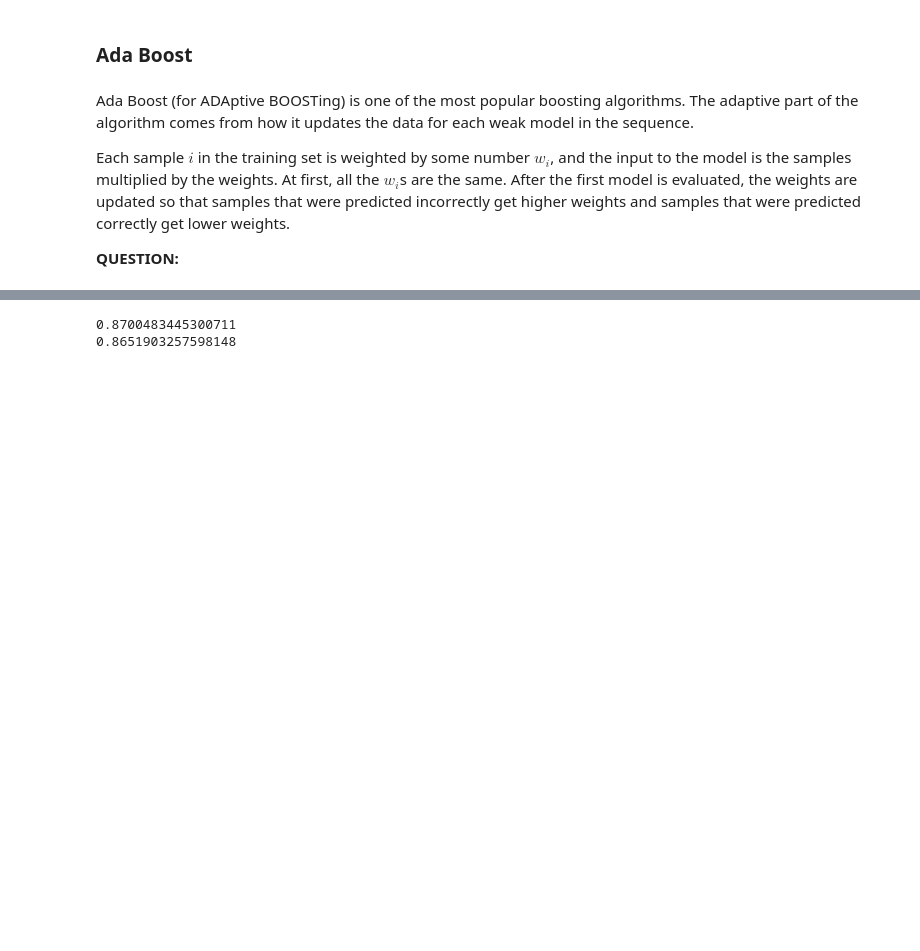
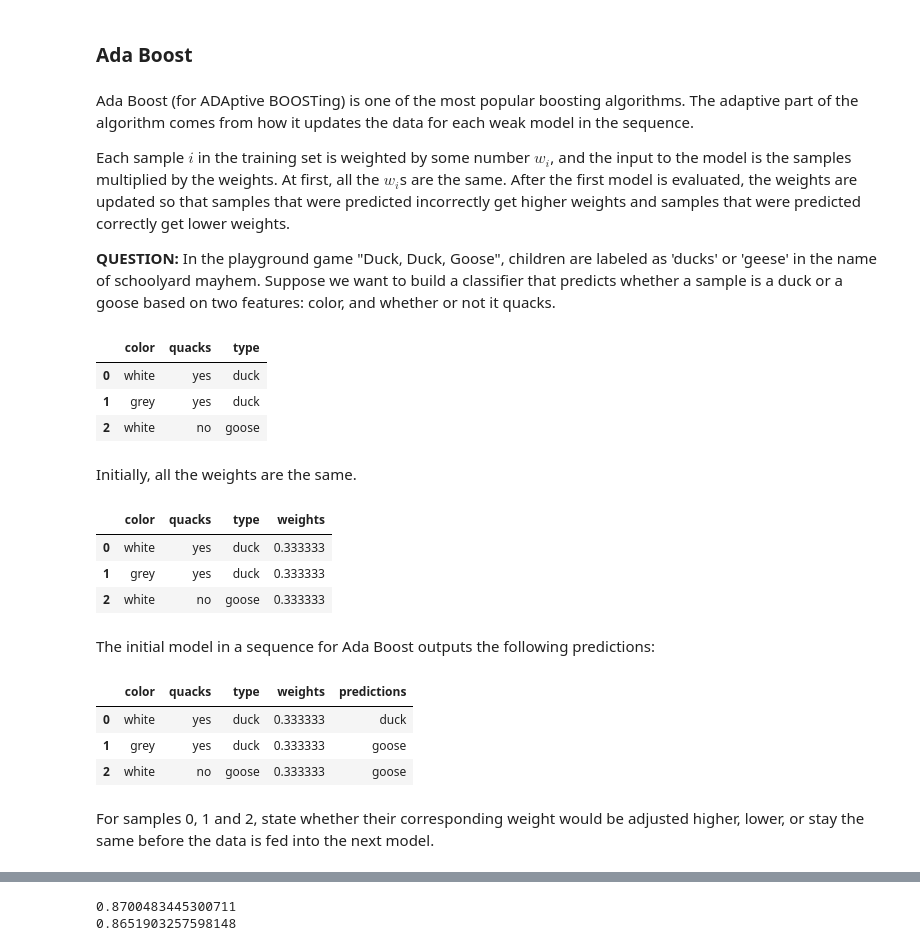
Before and after one commit to ds-modules/LEGALST-190, a Jupyter notebook: labs/4-19/4-19_Ensemble_Methods_SOLUTIONS.ipynb, the cells around one changed output, grey strips where cells are left out. Drawn from its saved outputs; the diff is of its cells as text; code cells hidden in the pictures; blank space fills up the shorter version.

Commit message:
conceptual/coding questions added to section 3. still making student notebook.

```diff
--- a/labs/4-19/4-19_Ensemble_Methods_SOLUTIONS.ipynb
+++ b/labs/4-19/4-19_Ensemble_Methods_SOLUTIONS.ipynb
@@ -300,4 +298,4 @@ Ada Boost (for ADAptive BOOSTing) is one of the most popular boosting algorithms
 
 Each sample $i$ in the training set is weighted by some number $w_i$, and the input to the model is the samples multiplied by the weights. At first, all the $w_i$s are the same. After the first model is evaluated, the weights are updated so that samples that were predicted incorrectly get higher weights and samples that were predicted correctly get lower weights.
 
-**QUESTION:**
+**QUESTION:** In the playground game "Duck, Duck, Goose", children are labeled as 'ducks' or 'geese' in the name of schoolyard mayhem. Suppose we want to build a classifier that predicts whether a sample is a duck or a goose based on two features: color, and whether or not it quacks.
@@ -305,0 +302,32 @@ pd.DataFrame({})
+# %%
+birds = pd.DataFrame({'color':['white', 'grey', 'white'],
+                      'quacks':['yes', 'yes', 'no'],
+                     'type':['duck', 'duck', 'goose']})
+birds
+# %% [output]
+|  | color | quacks | type |
+| 0 | white | yes | duck |
+| 1 | grey | yes | duck |
+| 2 | white | no | goose |
+# %% [markdown]
+Initially, all the weights are the same.
+# %%
+birds['weights'] = np.ones(3) / 3
+birds
+# %% [output]
+|  | color | quacks | type | weights |
+| 0 | white | yes | duck | 0.333333 |
+| 1 | grey | yes | duck | 0.333333 |
+| 2 | white | no | goose | 0.333333 |
+# %% [markdown]
+The initial model in a sequence for Ada Boost outputs the following predictions:
+# %%
+birds['predictions'] = ['duck', 'goose', 'goose']
+birds
+# %% [output]
+|  | color | quacks | type | weights | predictions |
+| 0 | white | yes | duck | 0.333333 | duck |
+| 1 | grey | yes | duck | 0.333333 | goose |
+| 2 | white | no | goose | 0.333333 | goose |
+# %% [markdown]
+For samples 0, 1 and 2, state whether their corresponding weight would be adjusted higher, lower, or stay the same before the data is fed into the next model.
```
Also changed, not shown: parts of 10 cells of this notebook.
